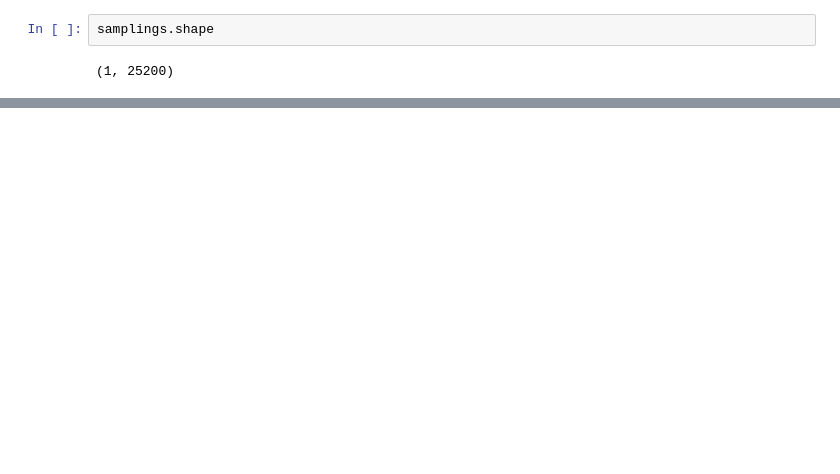
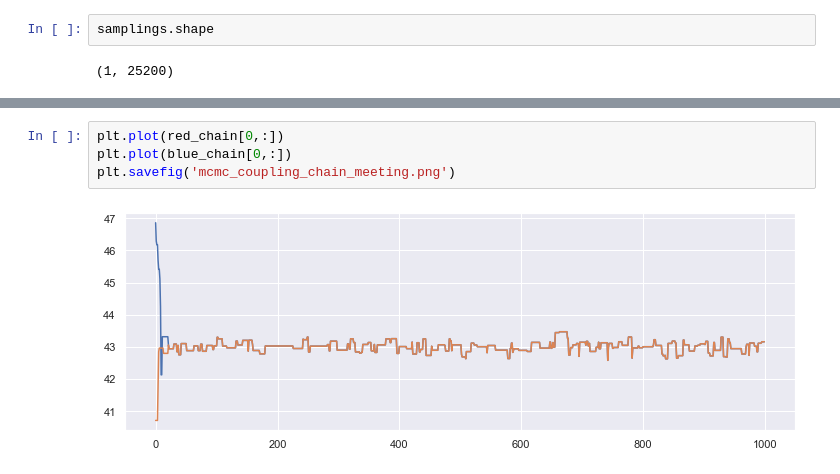
Before and after one commit to gabryallaseconda/Bayesian-ABC-and-MCC, a Jupyter notebook: CouplingsCode/v2/parallelized_univariate.ipynb, the cells around one changed output, grey strips where cells are left out. Cells and saved outputs as stored; diff of their text form; blank space fills up the shorter version.

```diff
--- a/CouplingsCode/v2/parallelized_univariate.ipynb
+++ b/CouplingsCode/v2/parallelized_univariate.ipynb
@@ -424,0 +447,6 @@ samplings.shape
+# %%
+plt.plot(red_chain[0,:])
+plt.plot(blue_chain[0,:])
+plt.savefig('mcmc_coupling_chain_meeting.png')
+# %% [output]
+[figure, added]
```
Also changed, not shown: parts of 11 cells of this notebook, 6 other files.
